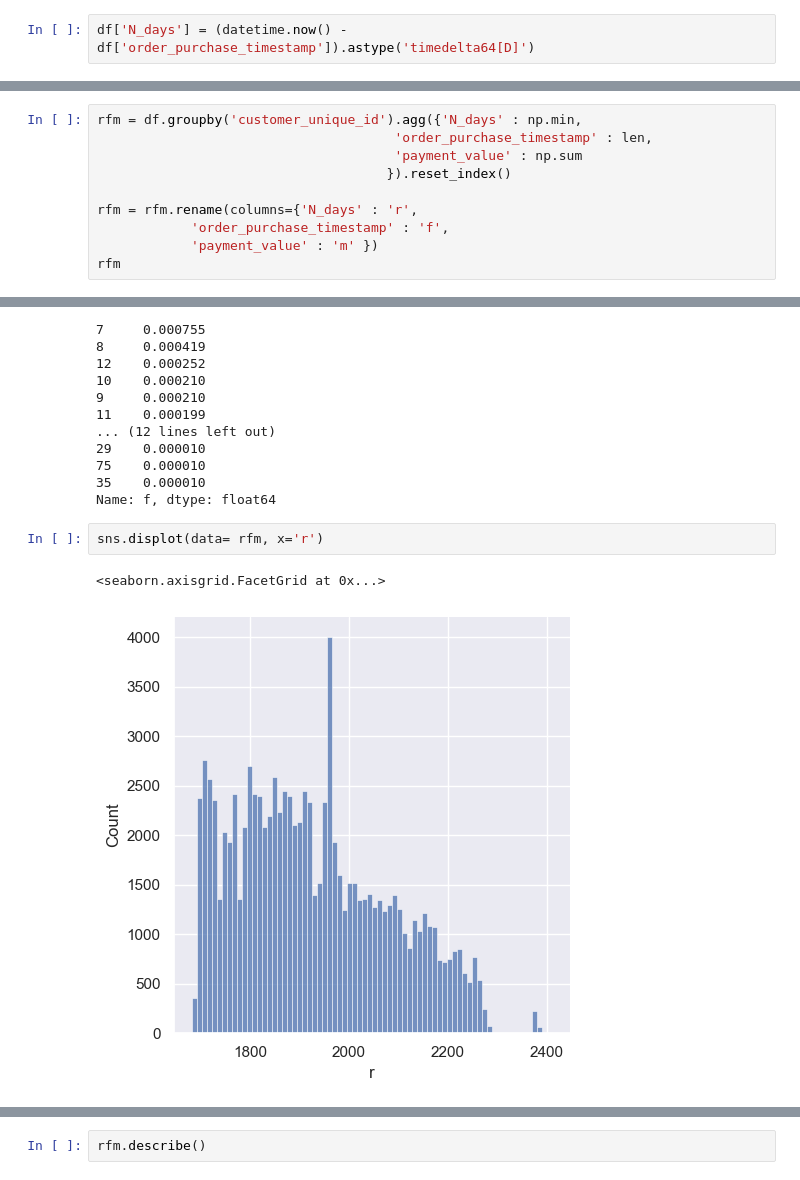
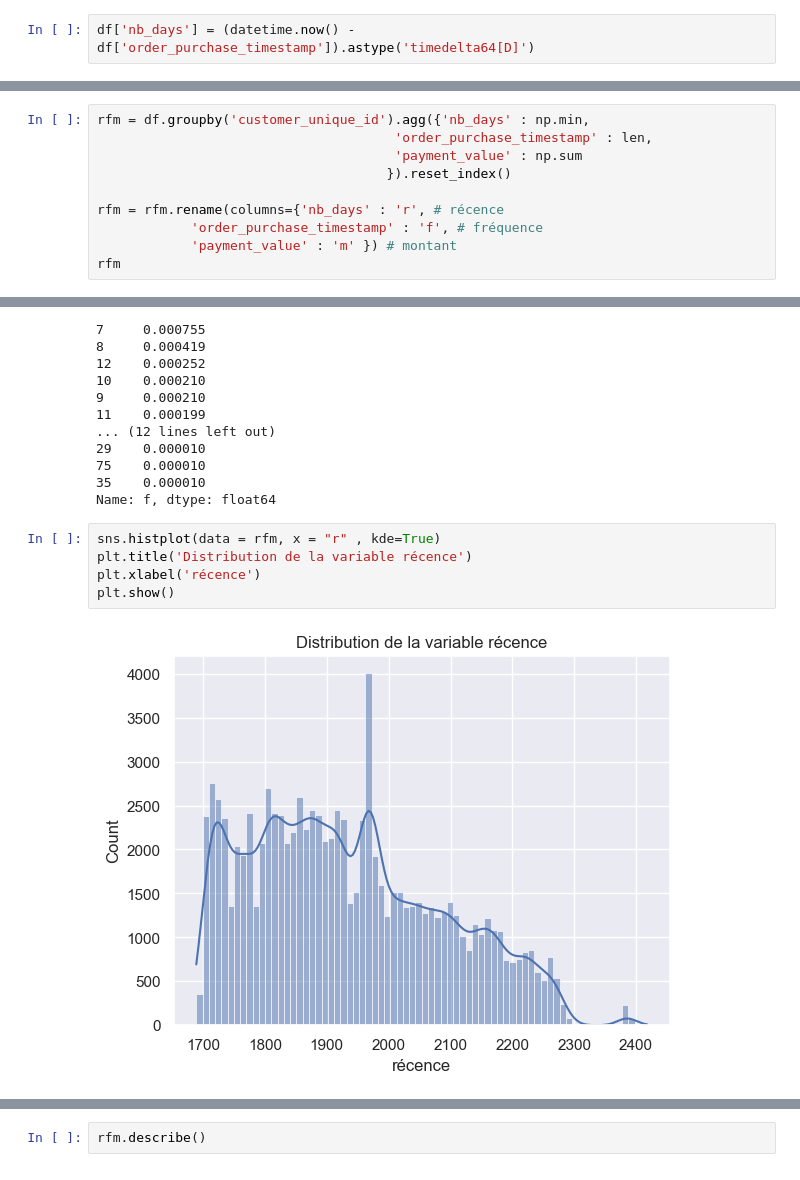
Before and after one commit to ArhurK/P5-Segmentez-les-clients-d-un-e-commerce, a Jupyter notebook: P5_Olist_Nettoyage.ipynb, the cells around one changed output, grey strips where cells are left out. Cells and saved outputs as stored; diff of their text form.

```diff
--- a/P5_Olist_Nettoyage.ipynb
+++ b/P5_Olist_Nettoyage.ipynb
@@ -323,3 +325,3 @@ Name: order_purchase_timestamp, Length: 117601, dtype: float64
 # %%
-df['N_days'] = (datetime.now() - df['order_purchase_timestamp']).astype('timedelta64[D]')
+df['nb_days'] = (datetime.now() - df['order_purchase_timestamp']).astype('timedelta64[D]')
 # %%
@@ -354,14 +356,14 @@ df[['customer_unique_id','order_purchase_timestamp']]
 | 117600 | 9aa5a8a2a616d12c8b2473429b1bdd1e | 2018-06-28 08:15:31 |
 117601 rows × 2 columns
 # %%
-rfm = df.groupby('customer_unique_id').agg({'N_days' : np.min,
+rfm = df.groupby('customer_unique_id').agg({'nb_days' : np.min,
                                       'order_purchase_timestamp' : len,
                                       'payment_value' : np.sum
                                      }).reset_index()
 
-rfm = rfm.rename(columns={'N_days' : 'r',
-            'order_purchase_timestamp' : 'f',
-            'payment_value' : 'm' })
+rfm = rfm.rename(columns={'nb_days' : 'r', # récence
+            'order_purchase_timestamp' : 'f', # fréquence
+            'payment_value' : 'm' }) # montant
 rfm
 # %% [output]
 |  | customer_unique_id | r | f | m |
@@ -398,7 +402,9 @@ rfm.f.value_counts(normalize=True)
 35    0.000010
 Name: f, dtype: float64
 # %%
-sns.displot(data= rfm, x='r')
+sns.histplot(data = rfm, x = "r" , kde=True)
+plt.title('Distribution de la variable récence')
+plt.xlabel('récence')
+plt.show()
 # %% [output]
-<seaborn.axisgrid.FacetGrid at 0x...>
-[figure, old version]
+[figure, new version]
```
Also changed, not shown: parts of 39 cells of this notebook.
